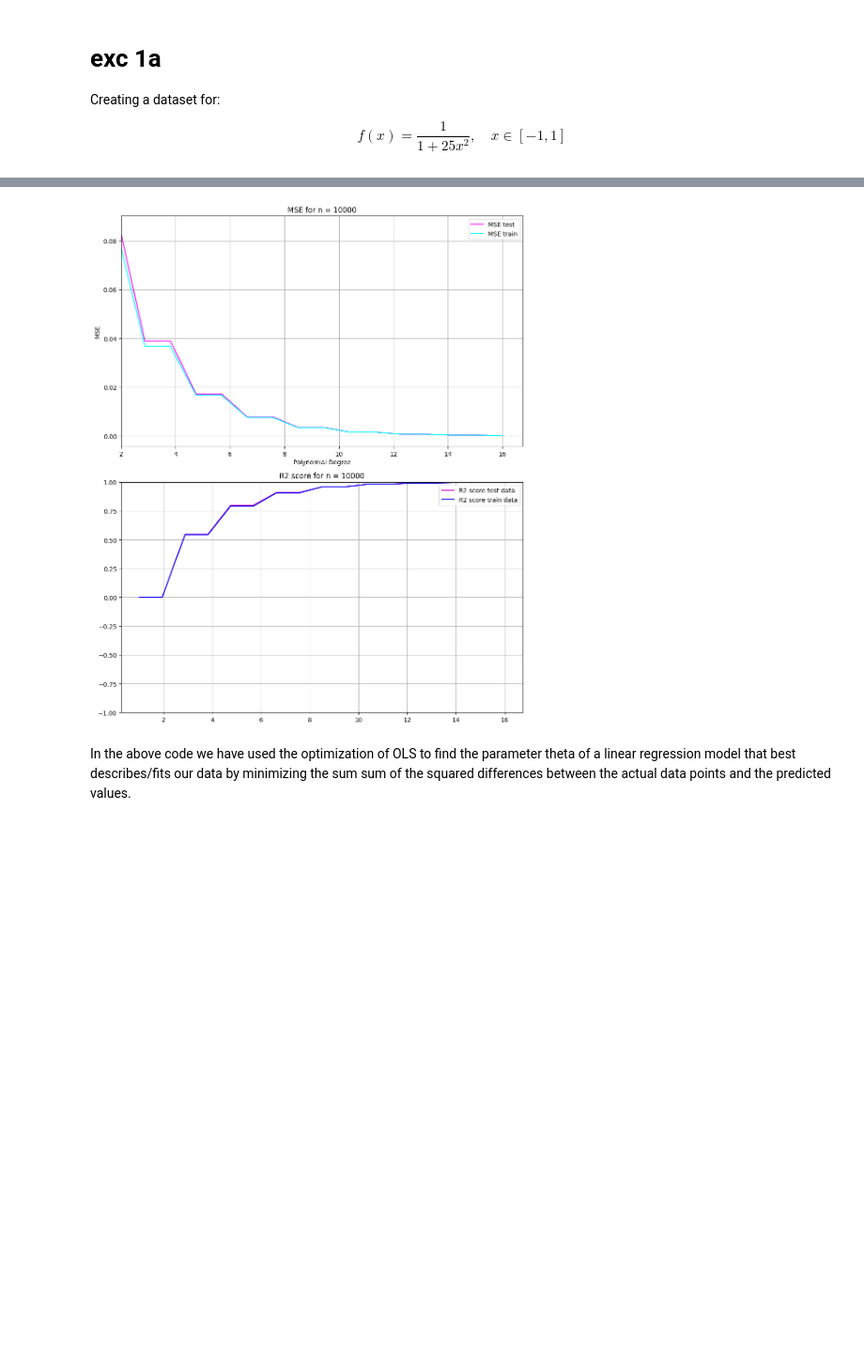
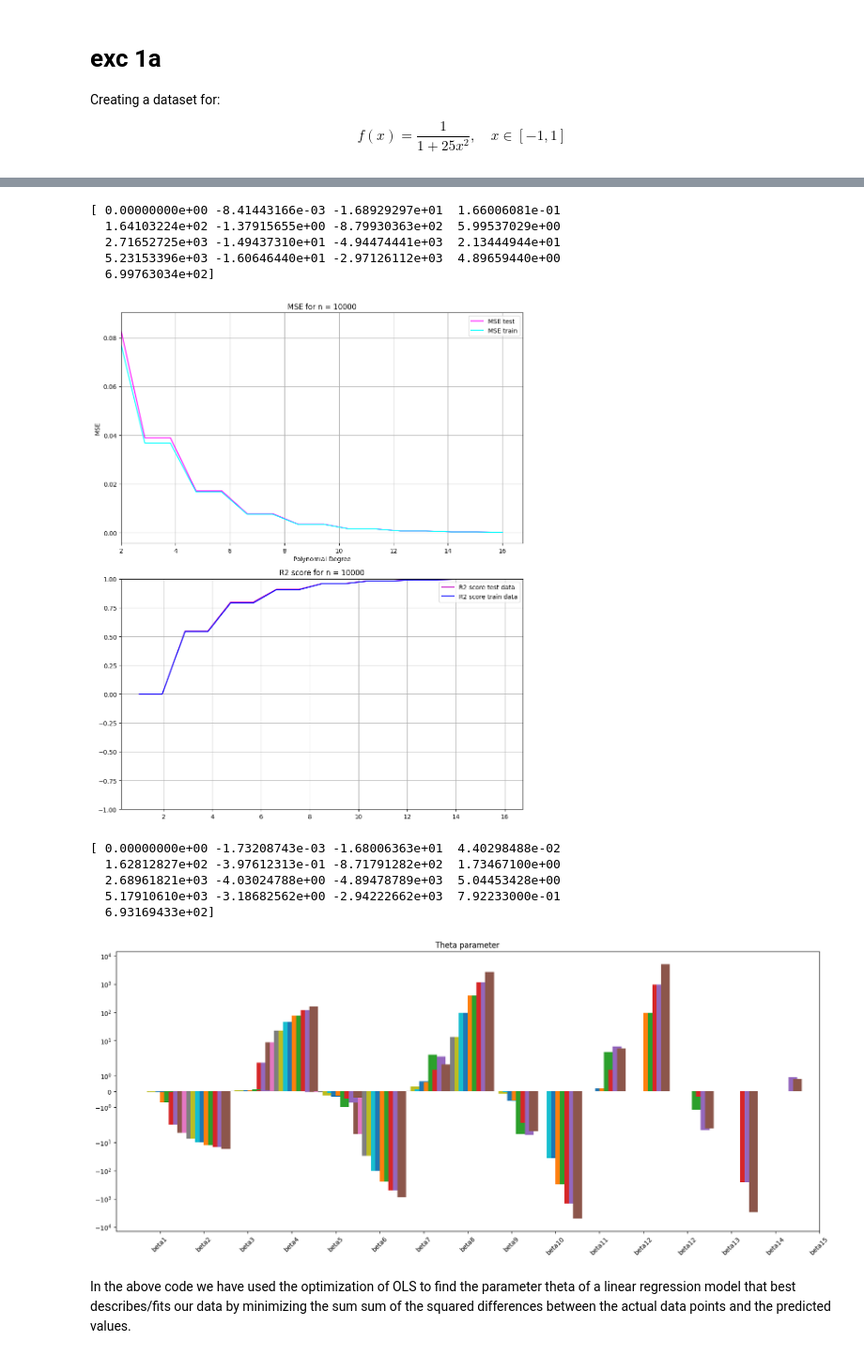
Before and after one commit to BirkS20/Project1_joint, a Jupyter notebook: malene_prover_seg_på_oppgaver_hun_ikke_blir_aa_faa_til_jeg_griner_vil_sove_men_er_stressa_buhu.ipynb, the cells around one changed output, grey strips where cells are left out. Shown at 94% size. Cells and saved outputs as stored; diff of their text form; code cells hidden in the pictures; blank space fills up the shorter version.

```diff
--- a/malene_prover_seg_på_oppgaver_hun_ikke_blir_aa_faa_til_jeg_griner_vil_sove_men_er_stressa_buhu.ipynb
+++ b/malene_prover_seg_på_oppgaver_hun_ikke_blir_aa_faa_til_jeg_griner_vil_sove_men_er_stressa_buhu.ipynb
@@ -103,8 +103,9 @@ def mse_poly_plot_OLS(degree, intercept=bool):
         ax[1].grid(True)
         plt.tight_layout()
         plt.show()
+        print(beta)
 
-    """
+
     num_rows, num_columns = beta_matrix.shape
     names = ['beta1', 'beta2', 'beta3', 'beta4', 'beta5', 'beta6', 'beta7', 'beta8', 'beta9', 'beta10', 'beta11', 'beta12', 'beta12', 'beta13', 'beta14', 'beta15']
     bar_width = 0.1
@@ -117,10 +118,10 @@ def mse_poly_plot_OLS(degree, intercept=bool):
         plt.title('Theta parameter')
         plt.xlim(1)
 
-    """
 
-    return mse_test_list, mse_train_list
 
-mse_test_list_t1,mse_train_lis_t2 = mse_poly_plot_OLS(degree=16, intercept=False)
+    return beta
+
+beta_ols = mse_poly_plot_OLS(degree=16, intercept=False)
 # %% [output]
 [figure]
@@ -127,5 +133,16 @@ mse_test_list_t1,mse_train_lis_t2 = mse_poly_plot_OLS(degree=16, intercept=False
 [figure]
+[ 0.00000000e+00 -8.41443166e-03 -1.68929297e+01  1.66006081e-01
+  1.64103224e+02 -1.37915655e+00 -8.79930363e+02  5.99537029e+00
+  2.71652725e+03 -1.49437310e+01 -4.94474441e+03  2.13444944e+01
+  5.23153396e+03 -1.60646440e+01 -2.97126112e+03  4.89659440e+00
+  6.99763034e+02]
 [figure]
+[ 0.00000000e+00 -1.73208743e-03 -1.68006363e+01  4.40298488e-02
+  1.62812827e+02 -3.97612313e-01 -8.71791282e+02  1.73467100e+00
+  2.68961821e+03 -4.03024788e+00 -4.89478789e+03  5.04453428e+00
+  5.17910610e+03 -3.18682562e+00 -2.94222662e+03  7.92233000e-01
+  6.93169433e+02]
+[figure, added]
 # %% [markdown]
 In the above code we have used the optimization of OLS to find the parameter theta of a
 linear regression model that best describes/fits our data by minimizing the sum
```
Also changed, not shown: parts of 8 cells of this notebook, 1 other file.
